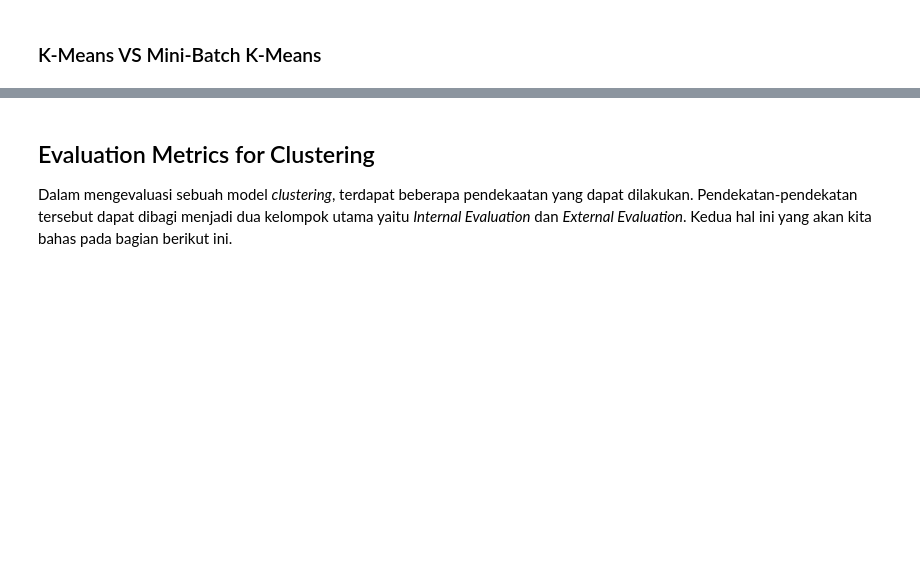
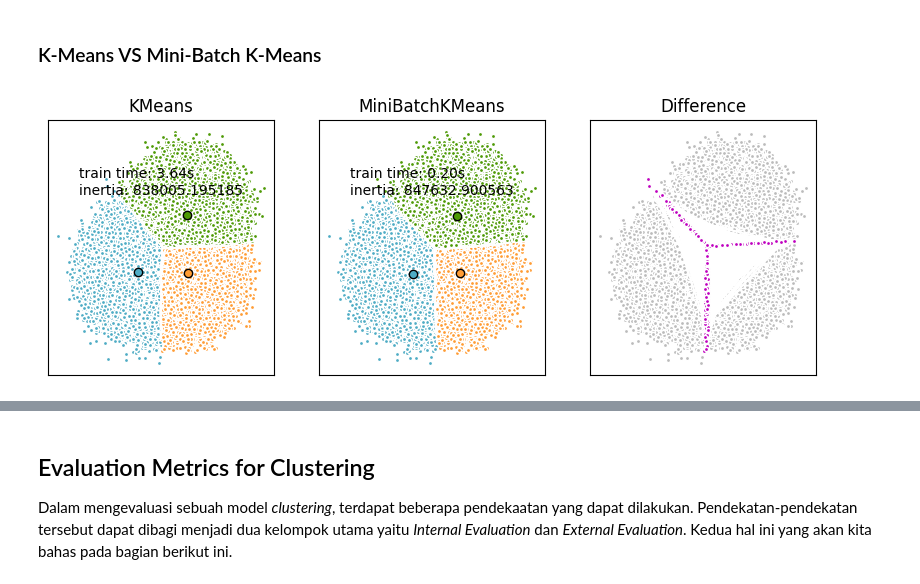
Before and after one commit to lab-kcks/modul-kecerdasan-buatan, a Jupyter notebook: Modul_5/Modul_5_Unsupervised_Learning.ipynb, the cells around one changed output, grey strips where cells are left out. Saved outputs shown, nothing was run; the diff lists cells and outputs as text; code cells hidden in the pictures; blank space fills up the shorter version.

Commit message:
modul 5: Kmeans vs MBKmeans

```diff
--- a/Modul_5/Modul_5_Unsupervised_Learning.ipynb
+++ b/Modul_5/Modul_5_Unsupervised_Learning.ipynb
@@ -342,0 +354,9 @@ plt.show()
+# %%
+import time
+
+from sklearn.cluster import KMeans
+
+k_means = KMeans(init="k-means++", n_clusters=3, n_init=10)
+t0 = time.time()
+k_means.fit(X)
+t_batch = time.time() - t0
@@ -342,0 +377,71 @@ plt.show()
+# %%
+from sklearn.metrics.pairwise import pairwise_distances_argmin
+
+k_means_cluster_centers = k_means.cluster_centers_
+order = pairwise_distances_argmin(k_means.cluster_centers_, mbk.cluster_centers_)
+mbk_means_cluster_centers = mbk.cluster_centers_[order]
+
+k_means_labels = pairwise_distances_argmin(X, k_means_cluster_centers)
+mbk_means_labels = pairwise_distances_argmin(X, mbk_means_cluster_centers)
+# %%
+import matplotlib.pyplot as plt
+
+fig = plt.figure(figsize=(8, 3))
+fig.subplots_adjust(left=0.02, right=0.98, bottom=0.05, top=0.9)
+colors = ["#4EACC5", "#FF9C34", "#4E9A06"]
+
+# KMeans
+ax = fig.add_subplot(1, 3, 1)
+for k, col in zip(range(n_clusters), colors):
+    my_members = k_means_labels == k
+    cluster_center = k_means_cluster_centers[k]
+    ax.plot(X[my_members, 0], X[my_members, 1], "w", markerfacecolor=col, marker=".")
+    ax.plot(
+        cluster_center[0],
+        cluster_center[1],
+        "o",
+        markerfacecolor=col,
+        markeredgecolor="k",
+        markersize=6,
+    )
+ax.set_title("KMeans")
+ax.set_xticks(())
+ax.set_yticks(())
+plt.text(-3.5, 1.8, "train time: %.2fs\ninertia: %f" % (t_batch, k_means.inertia_))
+
+# MiniBatchKMeans
+ax = fig.add_subplot(1, 3, 2)
+for k, col in zip(range(n_clusters), colors):
+    my_members = mbk_means_labels == k
+    cluster_center = mbk_means_cluster_centers[k]
+    ax.plot(X[my_members, 0], X[my_members, 1], "w", markerfacecolor=col, marker=".")
+    ax.plot(
+        cluster_center[0],
+        cluster_center[1],
+        "o",
+        markerfacecolor=col,
+        markeredgecolor="k",
+        markersize=6,
+    )
+ax.set_title("MiniBatchKMeans")
+ax.set_xticks(())
+ax.set_yticks(())
+plt.text(-3.5, 1.8, "train time: %.2fs\ninertia: %f" % (t_mini_batch, mbk.inertia_))
+
+# Initialize the different array to all False
+different = mbk_means_labels == 4
+ax = fig.add_subplot(1, 3, 3)
+
+for k in range(n_clusters):
+    different += (k_means_labels == k) != (mbk_means_labels == k)
+
+identical = np.logical_not(different)
+ax.plot(X[identical, 0], X[identical, 1], "w", markerfacecolor="#bbbbbb", marker=".")
+ax.plot(X[different, 0], X[different, 1], "w", markerfacecolor="m", marker=".")
+ax.set_title("Difference")
+ax.set_xticks(())
+ax.set_yticks(())
+
+plt.show()
+# %% [output]
+[figure, added]
```
Also changed, not shown: parts of 3 cells of this notebook.
